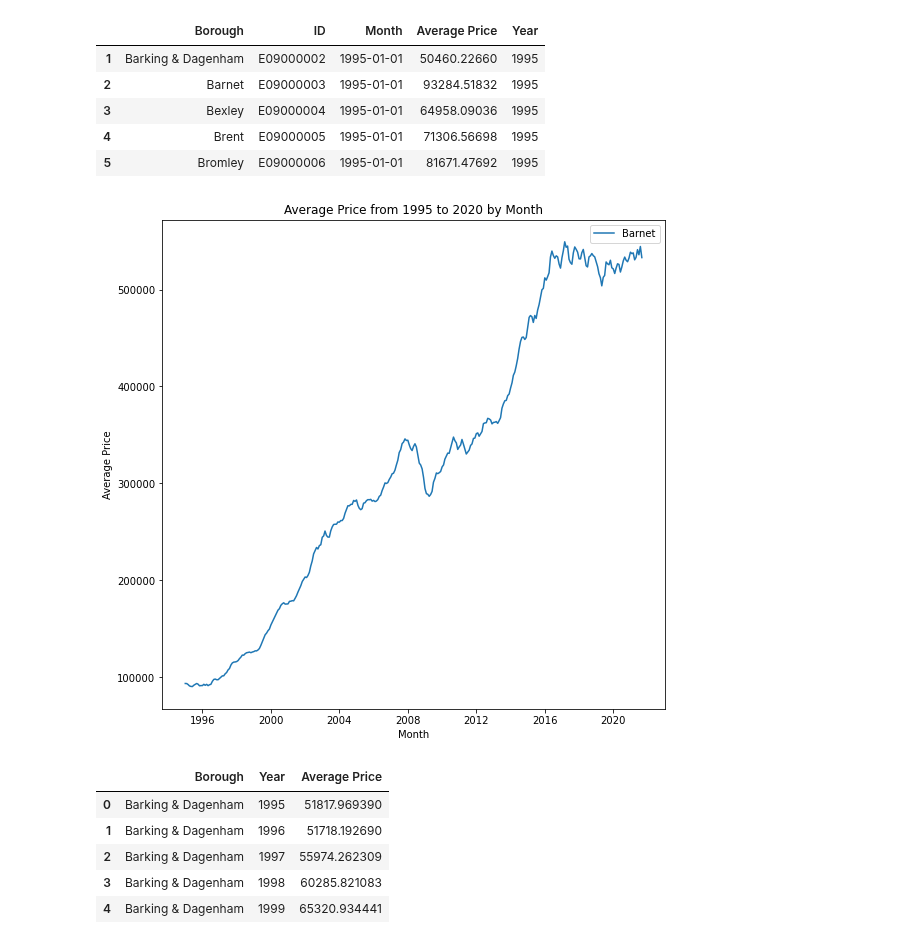
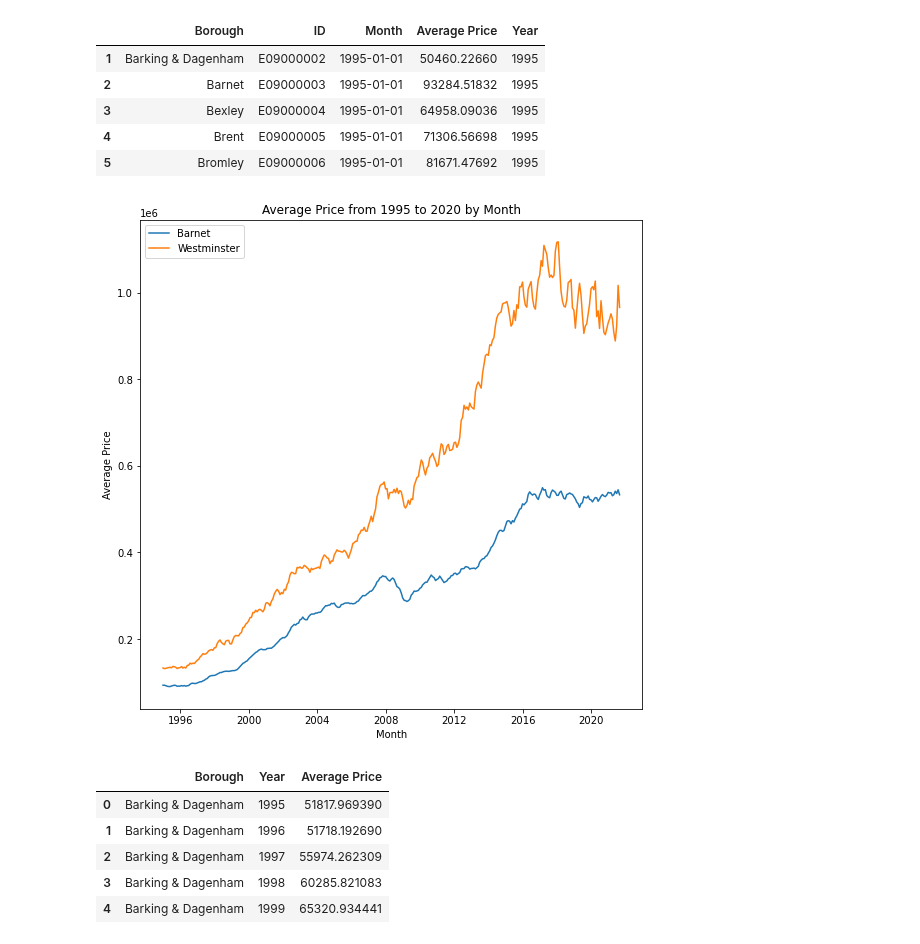
Before and after one commit to pablo-git8/Springboard-DS-Career-Track, a Jupyter notebook: Unit-4-Challenge-Tier-3_solvedSP.ipynb, the cells around one changed output. Saved outputs shown, nothing was run; the diff lists cells and outputs as text; code cells hidden in the pictures.

Commit message:
Adding a second Borough to the monthly plot

```diff
--- a/Unit-4-Challenge-Tier-3_solvedSP.ipynb
+++ b/Unit-4-Challenge-Tier-3_solvedSP.ipynb
@@ -342,17 +342,19 @@ properties.head() #check the result on adding the Year column
 # %%
 #Subsetting properties DF to plot Average Price vs Month
 fsub = properties[properties['Borough'] == 'Barnet']
+fsub1 = properties[properties['Borough'] == 'Westminster']
 # %%
 #Plot Average Price under monthly scales
 plt.figure(figsize=(9,9))
 plt.plot('Month','Average Price', label='Barnet', data = fsub)
+plt.plot('Month','Average Price', label='Westminster', data = fsub1)
 plt.title('Average Price from 1995 to 2020 by Month')
 plt.xlabel('Month')
 plt.ylabel('Average Price')
 plt.legend()
 plt.show()
 # %% [output]
-[figure, old version]
+[figure, new version]
 # %%
 dfm = pd.DataFrame(properties.groupby(['Borough', 'Year'])['Average Price'].mean().reset_index())
 dfm.head()
```
